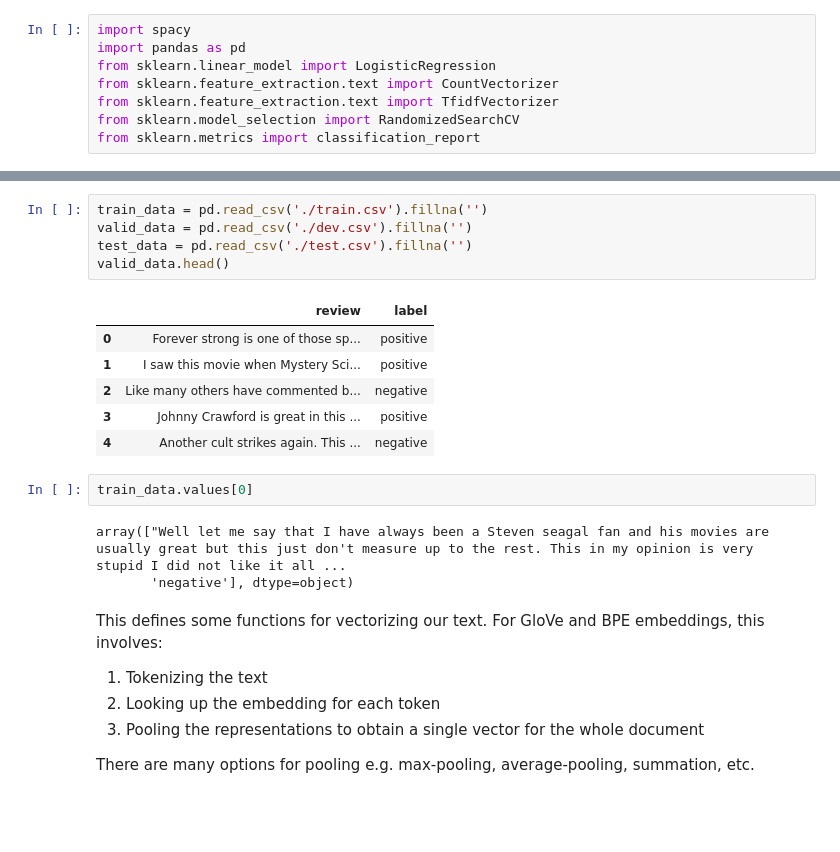
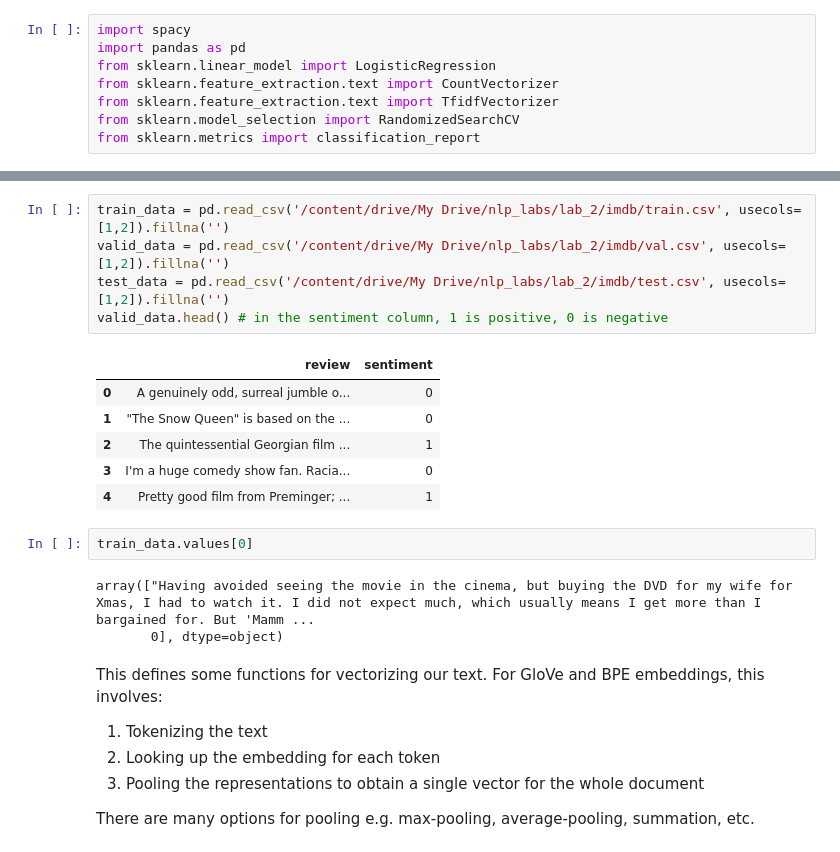
Before and after one commit to copenlu/stat-nlp-book, a Jupyter notebook: labs/notebooks_2022/lab_2.ipynb, the cells around one changed output, grey strips where cells are left out. Drawn from its saved outputs; the diff is of its cells as text; blank space fills up the shorter version.

```diff
--- a/labs/notebooks_2022/lab_2.ipynb
+++ b/labs/notebooks_2022/lab_2.ipynb
@@ -240,20 +239,20 @@ User uploaded file "train.csv" with length 13328604 bytes
 # %%
-train_data = pd.read_csv('./train.csv').fillna('')
-valid_data = pd.read_csv('./dev.csv').fillna('')
-test_data = pd.read_csv('./test.csv').fillna('')
-valid_data.head()
+train_data = pd.read_csv('/content/drive/My Drive/nlp_labs/lab_2/imdb/train.csv', usecols=[1,2]).fillna('')
+valid_data = pd.read_csv('/content/drive/My Drive/nlp_labs/lab_2/imdb/val.csv', usecols=[1,2]).fillna('')
+test_data = pd.read_csv('/content/drive/My Drive/nlp_labs/lab_2/imdb/test.csv', usecols=[1,2]).fillna('')
+valid_data.head() # in the sentiment column, 1 is positive, 0 is negative
 # %% [output]
-|  | review | label |
-| 0 | Forever strong is one of those sp... | positive |
-| 1 | I saw this movie when Mystery Sci... | positive |
-| 2 | Like many others have commented b... | negative |
-| 3 | Johnny Crawford is great in this ... | positive |
-| 4 | Another cult strikes again. This ... | negative |
+|  | review | sentiment |
+| 0 | A genuinely odd, surreal jumble o... | 0 |
+| 1 | "The Snow Queen" is based on the ... | 0 |
+| 2 | The quintessential Georgian film ... | 1 |
+| 3 | I'm a huge comedy show fan. Racia... | 0 |
+| 4 | Pretty good film from Preminger; ... | 1 |
 # %%
 train_data.values[0]
 # %% [output]
-array(["Well let me say that I have always been a Steven seagal fan and his movies are usually great but this just don't measure up to the rest. This in my opinion is very stupid I did not like it all ...
-       'negative'], dtype=object)
+array(["Having avoided seeing the movie in the cinema, but buying the DVD for my wife for Xmas, I had to watch it. I did not expect much, which usually means I get more than I bargained for. But 'Mamm ...
+       0], dtype=object)
 # %% [markdown]
 This defines some functions for vectorizing our text. For GloVe and BPE embeddings, this involves:
 
```
Also changed, not shown: parts of 20 cells of this notebook.
